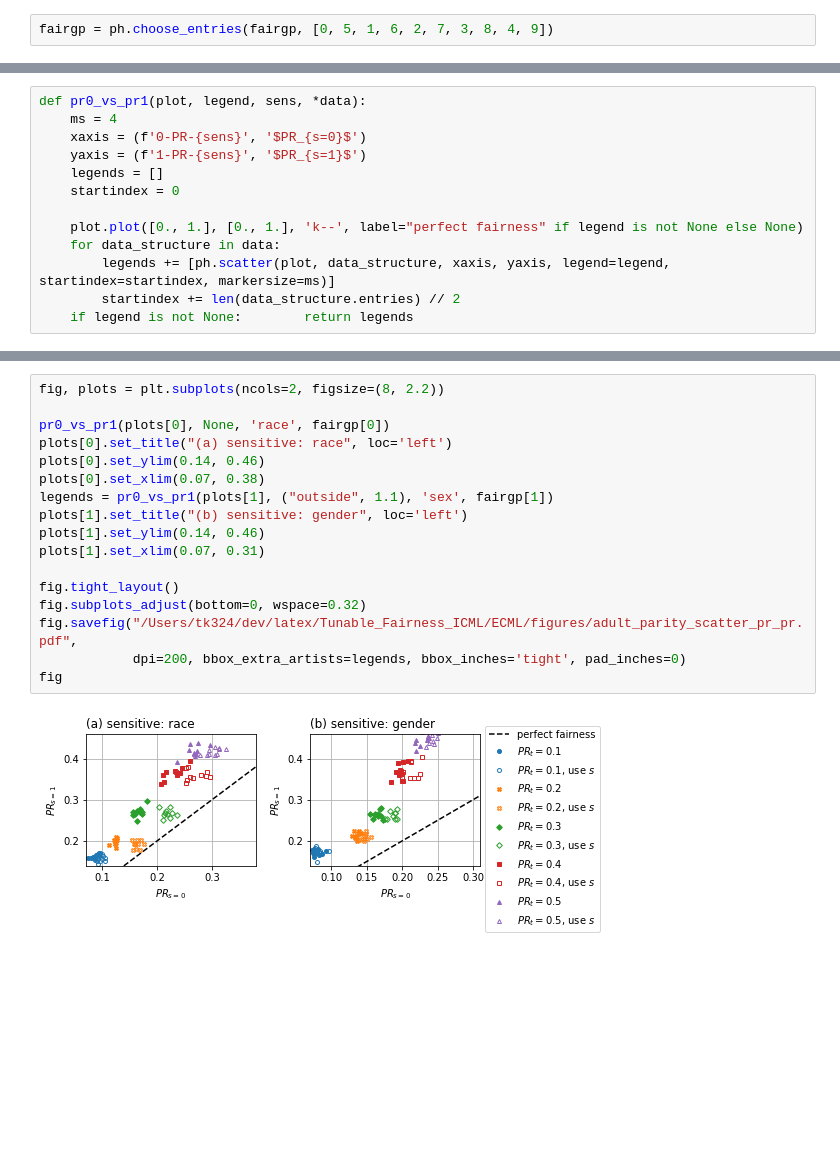
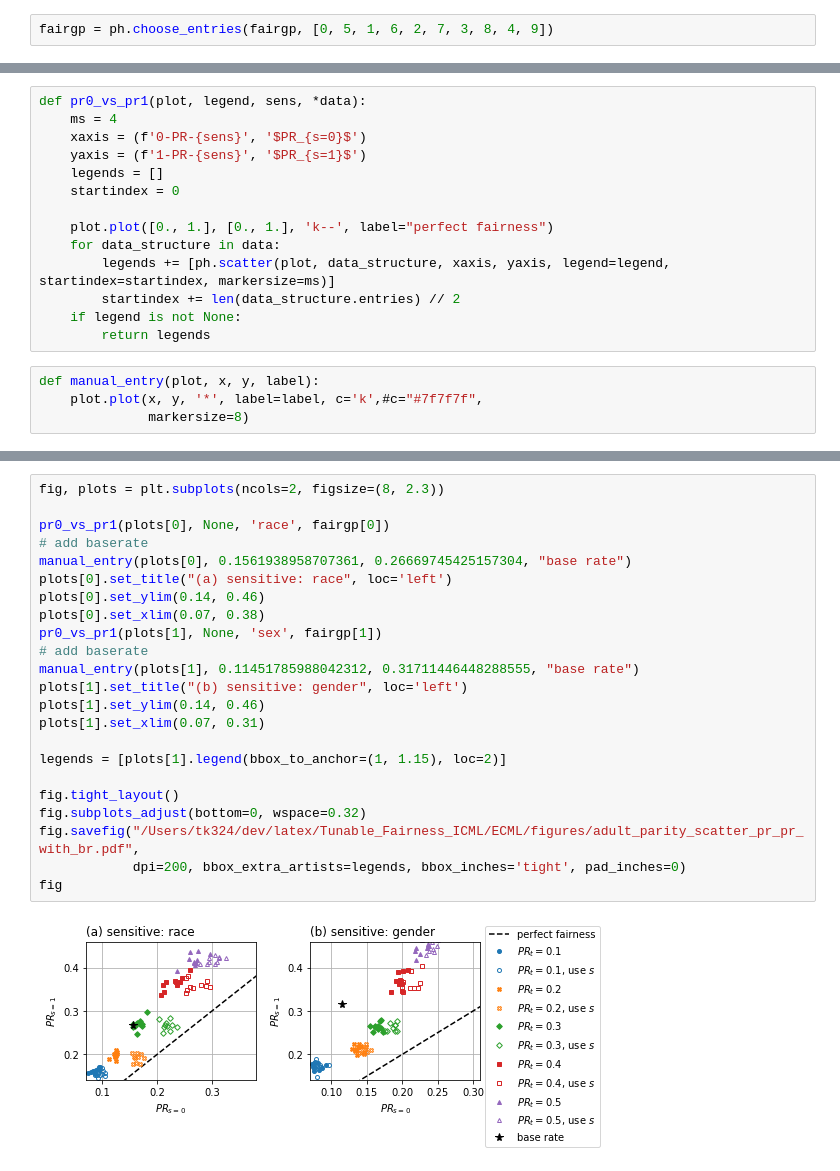
Before and after one commit to predictive-analytics-lab/fairness-comparison, a Jupyter notebook: analysis/ECML_dempar_tuning.ipynb, the cells around one changed output, grey strips where cells are left out. Cells and saved outputs as stored; diff of their text form; blank space fills up the shorter version.

Commit message:
Tweak ECML figures

```diff
--- a/analysis/ECML_dempar_tuning.ipynb
+++ b/analysis/ECML_dempar_tuning.ipynb
@@ -43,11 +43,16 @@ def pr0_vs_pr1(plot, legend, sens, *data):
     legends = []
     startindex = 0
 
-    plot.plot([0., 1.], [0., 1.], 'k--', label="perfect fairness" if legend is not None else None)
+    plot.plot([0., 1.], [0., 1.], 'k--', label="perfect fairness")
     for data_structure in data:
         legends += [ph.scatter(plot, data_structure, xaxis, yaxis, legend=legend, startindex=startindex, markersize=ms)]
         startindex += len(data_structure.entries) // 2
-    if legend is not None:        return legends
+    if legend is not None:
+        return legends
+# %%
+def manual_entry(plot, x, y, label):
+    plot.plot(x, y, '*', label=label, c='k',#c="#7f7f7f",
+              markersize=8)
 # %%
 fig, plots = plt.subplots(ncols=2, figsize=(8, 2.2))
 acc_vs_di(plots[0], None, fairgp[0])
@@ -66,21 +71,27 @@ fig
 [figure]
 [figure]
 # %%
-fig, plots = plt.subplots(ncols=2, figsize=(8, 2.2))
+fig, plots = plt.subplots(ncols=2, figsize=(8, 2.3))
 
 pr0_vs_pr1(plots[0], None, 'race', fairgp[0])
+# add baserate
+manual_entry(plots[0], 0.1561938958707361, 0.26669745425157304, "base rate")
 plots[0].set_title("(a) sensitive: race", loc='left')
 plots[0].set_ylim(0.14, 0.46)
 plots[0].set_xlim(0.07, 0.38)
-legends = pr0_vs_pr1(plots[1], ("outside", 1.1), 'sex', fairgp[1])
+pr0_vs_pr1(plots[1], None, 'sex', fairgp[1])
+# add baserate
+manual_entry(plots[1], 0.11451785988042312, 0.31711446448288555, "base rate")
 plots[1].set_title("(b) sensitive: gender", loc='left')
 plots[1].set_ylim(0.14, 0.46)
 plots[1].set_xlim(0.07, 0.31)
 
+legends = [plots[1].legend(bbox_to_anchor=(1, 1.15), loc=2)]
+
 fig.tight_layout()
 fig.subplots_adjust(bottom=0, wspace=0.32)
-fig.savefig("/Users/tk324/dev/latex/Tunable_Fairness_ICML/ECML/figures/adult_parity_scatter_pr_pr.pdf",
+fig.savefig("/Users/tk324/dev/latex/Tunable_Fairness_ICML/ECML/figures/adult_parity_scatter_pr_pr_with_br.pdf",
             dpi=200, bbox_extra_artists=legends, bbox_inches='tight', pad_inches=0)
 fig
 # %% [output]
-[figure, old version]
+[figure, new version]
```
Also changed, not shown: parts of 3 cells of this notebook, 2 other files.
